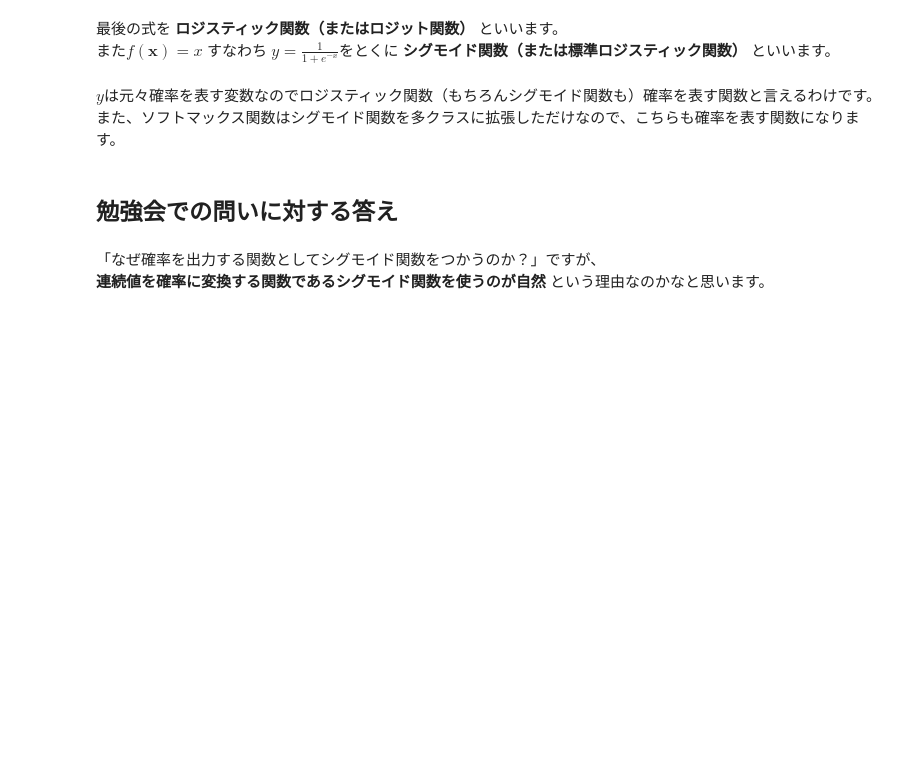
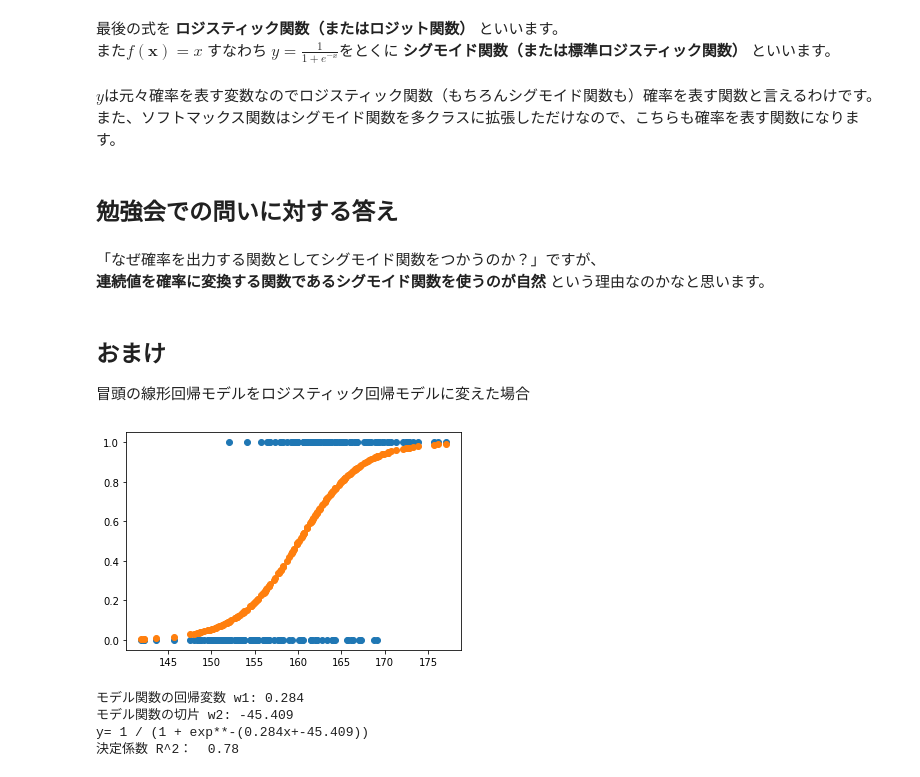
Before and after one commit to Rei-O/DL-from-scratch-in-KV, a Jupyter notebook: deep-learning-from-scratch-master/ch03/note/シグモイド関数とロジット変換.ipynb, the cells around one changed output. Saved outputs shown, nothing was run; the diff lists cells and outputs as text; code cells hidden in the pictures; blank space fills up the shorter version.

```diff
--- a/deep-learning-from-scratch-master/ch03/note/シグモイド関数とロジット変換.ipynb
+++ b/deep-learning-from-scratch-master/ch03/note/シグモイド関数とロジット変換.ipynb
@@ -79,3 +124,33 @@ $y$は元々確率を表す変数なのでロジスティック関数（もち
 # %% [markdown]
 「なぜ確率を出力する関数としてシグモイド関数をつかうのか？」ですが、<br>
 **連続値を確率に変換する関数であるシグモイド関数を使うのが自然** という理由なのかなと思います。
+# %% [markdown]
+## おまけ
+
+冒頭の線形回帰モデルをロジスティック回帰モデルに変えた場合
+# %%
+from sklearn.linear_model import LogisticRegression
+import matplotlib.pyplot as plt
+
+########################################
+# 同じデータを使うためモデル作成まで省略 #
+########################################
+
+# ロジスティック回帰モデル作成
+model = LogisticRegression()
+model.fit(x, y)
+
+plt.plot(x, y, 'o')
+plt.plot(x, model.predict_proba(x)[:, 1], 'o')  # 2番目のラベルの確率(今回は1の確率)
+plt.show()
+
+print('モデル関数の回帰変数 w1: %.3f' %model.coef_)
+print('モデル関数の切片 w2: %.3f' %model.intercept_)
+print('y= 1 / (1 + exp**-(%.3fx+%.3f))' % (model.coef_ , model.intercept_))
+print('決定係数 R^2： ', model.score(x, y))
+# %% [output]
+[figure, added]
+モデル関数の回帰変数 w1: 0.284
+モデル関数の切片 w2: -45.409
+y= 1 / (1 + exp**-(0.284x+-45.409))
+決定係数 R^2：  0.78
```
Also changed, not shown: parts of 8 cells of this notebook, 1 other file.
